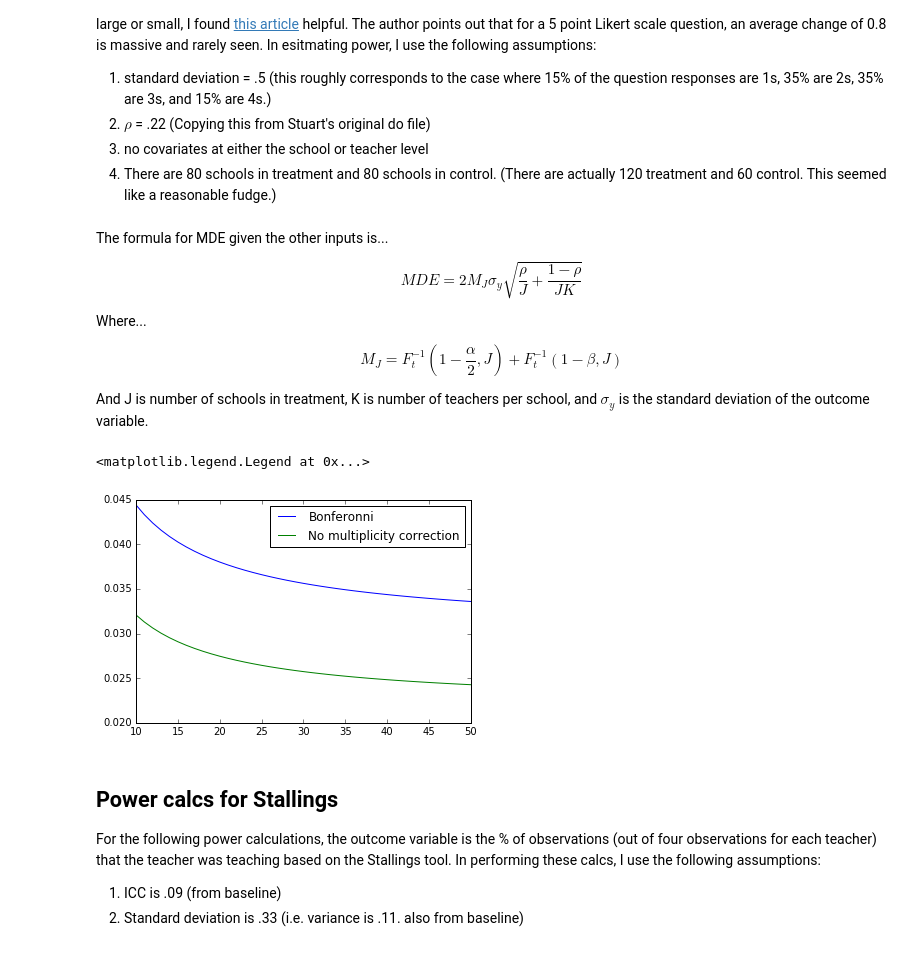
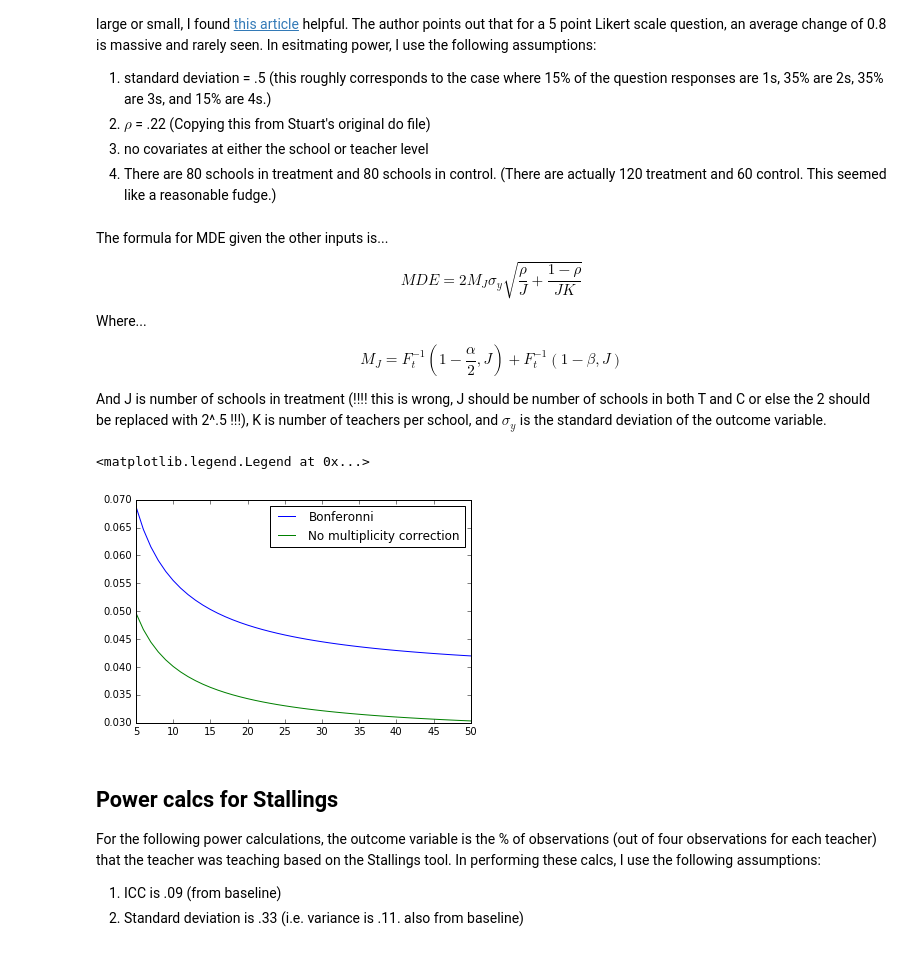
Before and after one commit to dougj892/Jupyter-notebooks, a Jupyter notebook: STIR Mid line Power Calculations.ipynb, the cells around one changed output. Cells and saved outputs as stored; diff of their text form; code cells hidden in the pictures.

```diff
--- a/STIR Mid line Power Calculations.ipynb
+++ b/STIR Mid line Power Calculations.ipynb
@@ -21,14 +21,14 @@ Where...
 
 $$ M_J = F^{-1}_t\left(1-\frac{\alpha}{2},J\right) + F^{-1}_t\left(1-\beta,J\right) $$
 
-And J is number of schools in treatment, K is number of teachers per school, and $\sigma_y$ is the standard deviation of the outcome variable.
+And J is number of schools in treatment (!!!! this is wrong, J should be number of schools in both T and C or else the 2 should be replaced with 2^.5 !!!), K is number of teachers per school, and $\sigma_y$ is the standard deviation of the outcome variable.
 # %%
 import scipy.stats as stats
 
 # hard code assumptions
-std = (.3*.7)*.8
+std = (.3*.7)
 rho = .08
-J = 150 # J = number of schools in control group
+J = 150 # J = number of schools in control group (!!! note that this is wrong, should be total schools in T and C!!!)
 K = 10
 alpha = .05
 num_test = 19
@@ -42,20 +42,20 @@ def mde(J,K,alpha, num_test, rho, std, rsqk = 0.0):
 # %%
 # MDE versus number of teachers per school for various values of K
 %matplotlib inline
 import matplotlib.pyplot as plt
 import numpy as np
 
-ran = np.arange(10,51)
+ran = np.arange(5,51)
 y = np.asarray([mde(J,k,alpha, num_test, rho, std) for k in ran])
 plt.plot(ran,y, label = 'Bonferonni')
 
 # same thing but with no correction for multiplicity
 y2 = np.asarray([mde(J,k,alpha, 1, rho, std) for k in ran])
 plt.plot(ran, y2, label='No multiplicity correction')
 plt.legend()
 # %% [output]
 <matplotlib.legend.Legend at 0x...>
-[figure, old version]
+[figure, new version]
 # %% [markdown]
 ## Power calcs for Stallings
 For the following power calculations, the outcome variable is the % of observations (out of four observations for each teacher) that the teacher was teaching based on the Stallings tool. In performing these calcs, I use the following assumptions:
```
Also changed, not shown: 4 other files.
